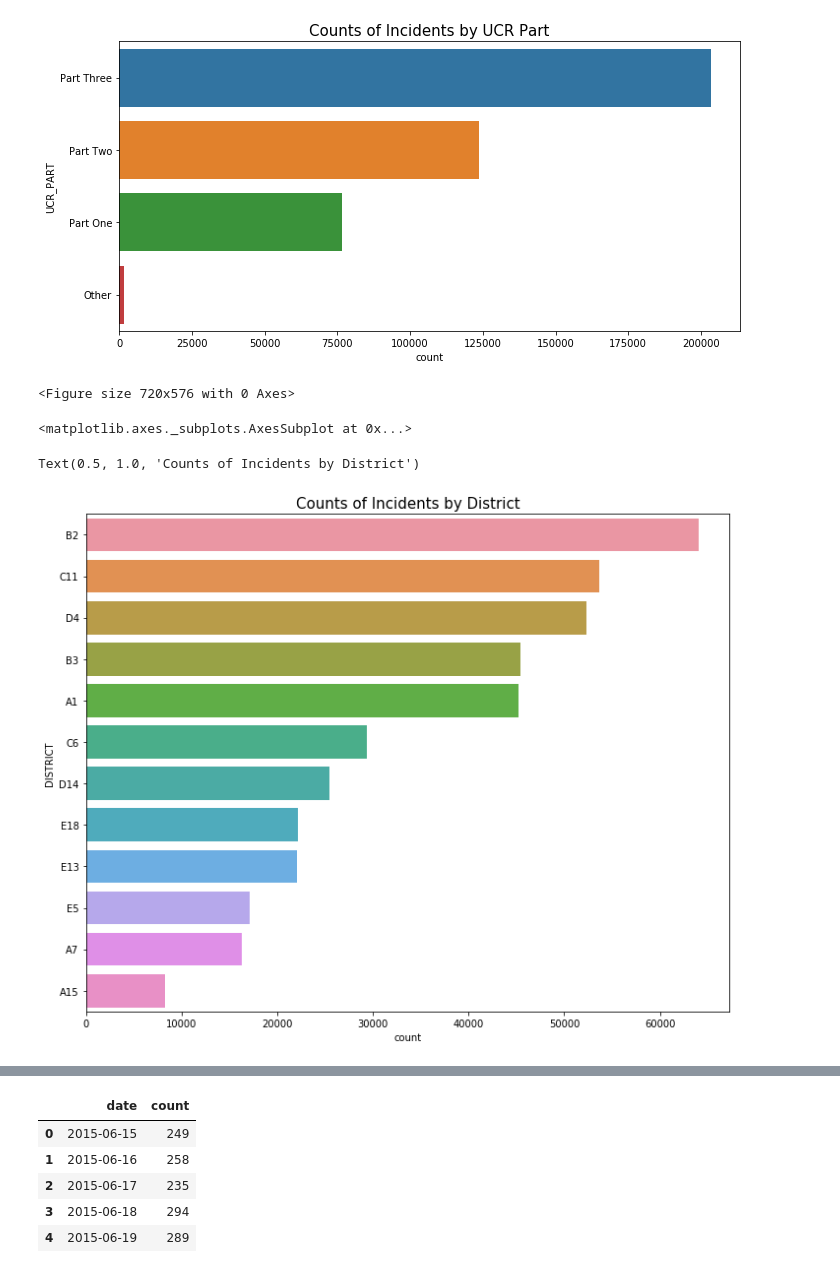
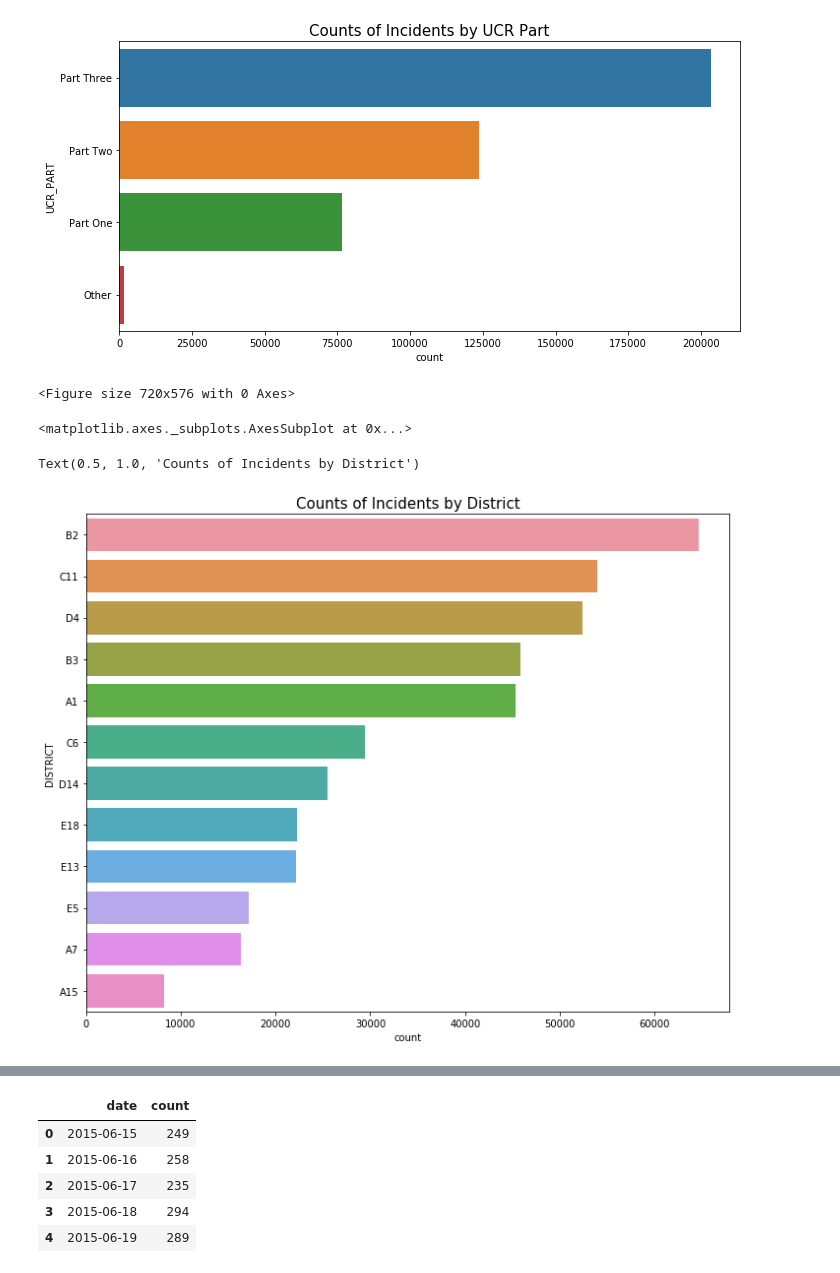
Before and after one commit to clstaub/Crime_Maps, a Jupyter notebook: EDA_modeling.ipynb, the cells around one changed output, grey strips where cells are left out. Cells and saved outputs as stored; diff of their text form; code cells hidden in the pictures.

```diff
--- a/EDA_modeling.ipynb
+++ b/EDA_modeling.ipynb
@@ -117,12 +118,12 @@ Text(0.5, 1.0, 'Counts of Incidents by UCR Part')
 [figure]
 # %%
 plt.figure(figsize=(10, 8))
-sns.countplot(y='DISTRICT', data=df[df.SHOOTING != 'Y'], order=df['DISTRICT'].value_counts().iloc[:].index)
+sns.countplot(y='DISTRICT', data=df, order=df['DISTRICT'].value_counts().iloc[:].index)
 plt.title('Counts of Incidents by District',size=15)
 plt.tight_layout()
 plt.savefig('img/incidents_district.png')
 # %% [output]
 <Figure size 720x576 with 0 Axes>
 <matplotlib.axes._subplots.AxesSubplot at 0x...>
 Text(0.5, 1.0, 'Counts of Incidents by District')
-[figure, old version]
+[figure, new version]
```
Also changed, not shown: parts of 31 cells of this notebook.
